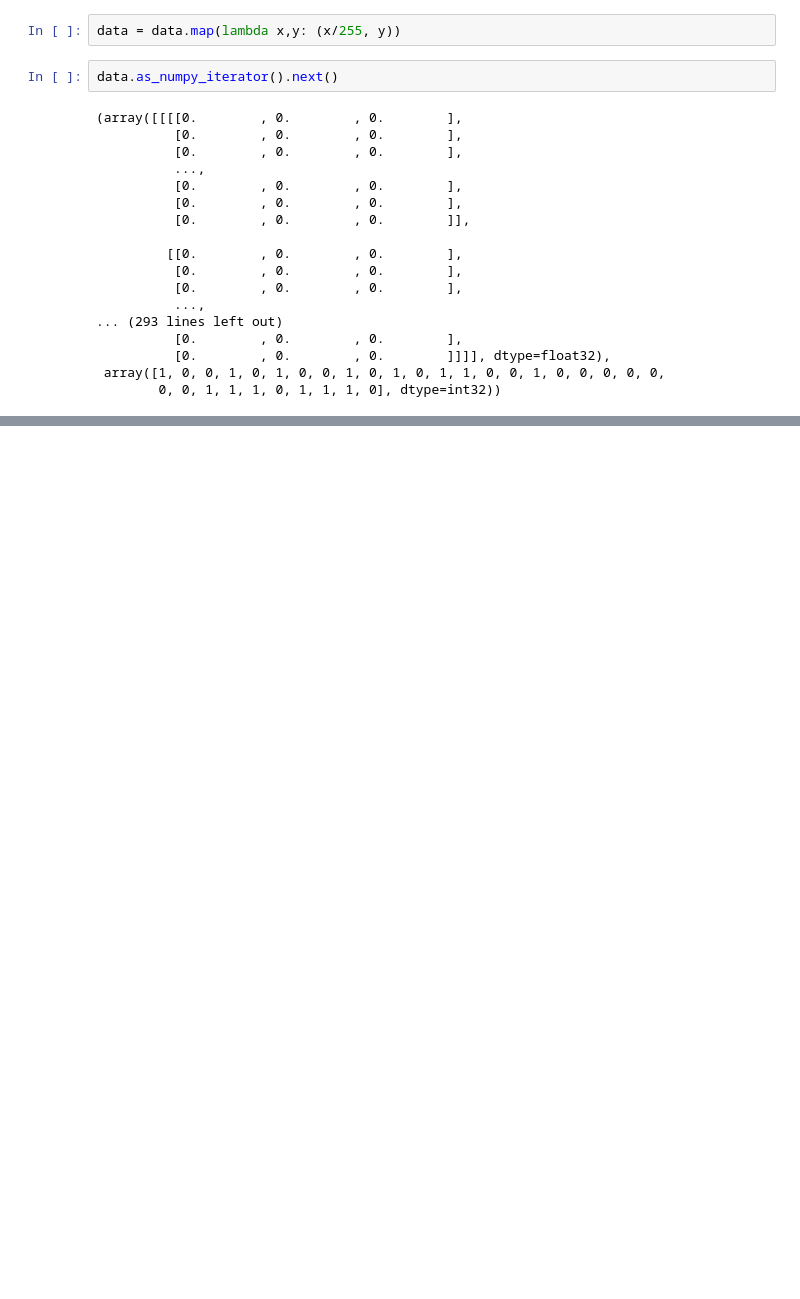
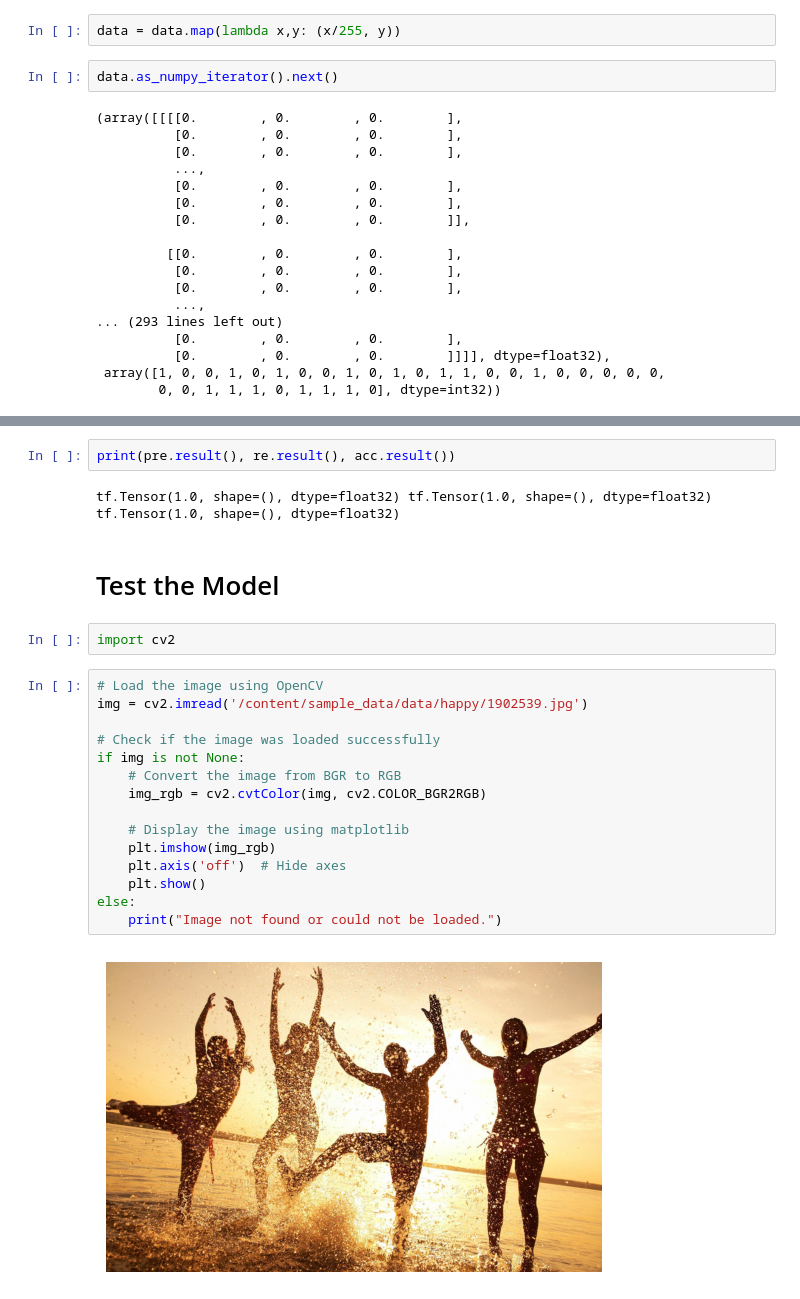
Before and after one commit to geopr2030/DeepImgC, a Jupyter notebook: DeepImgC.ipynb, the cells around one changed output, grey strips where cells are left out. Cells and saved outputs as stored; diff of their text form; blank space fills up the shorter version.

```diff
--- a/DeepImgC.ipynb
+++ b/DeepImgC.ipynb
@@ -123,0 +246,25 @@ Split Data
+# %%
+print(pre.result(), re.result(), acc.result())
+# %% [output]
+tf.Tensor(1.0, shape=(), dtype=float32) tf.Tensor(1.0, shape=(), dtype=float32) tf.Tensor(1.0, shape=(), dtype=float32)
+# %% [markdown]
+# Test the Model
+# %%
+import cv2
+# %%
+# Load the image using OpenCV
+img = cv2.imread('/content/sample_data/data/happy/1902539.jpg')
+
+# Check if the image was loaded successfully
+if img is not None:
+    # Convert the image from BGR to RGB
+    img_rgb = cv2.cvtColor(img, cv2.COLOR_BGR2RGB)
+
+    # Display the image using matplotlib
+    plt.imshow(img_rgb)
+    plt.axis('off')  # Hide axes
+    plt.show()
+else:
+    print("Image not found or could not be loaded.")
+# %% [output]
+[figure, added]
```
Also changed, not shown: parts of 34 cells of this notebook.
